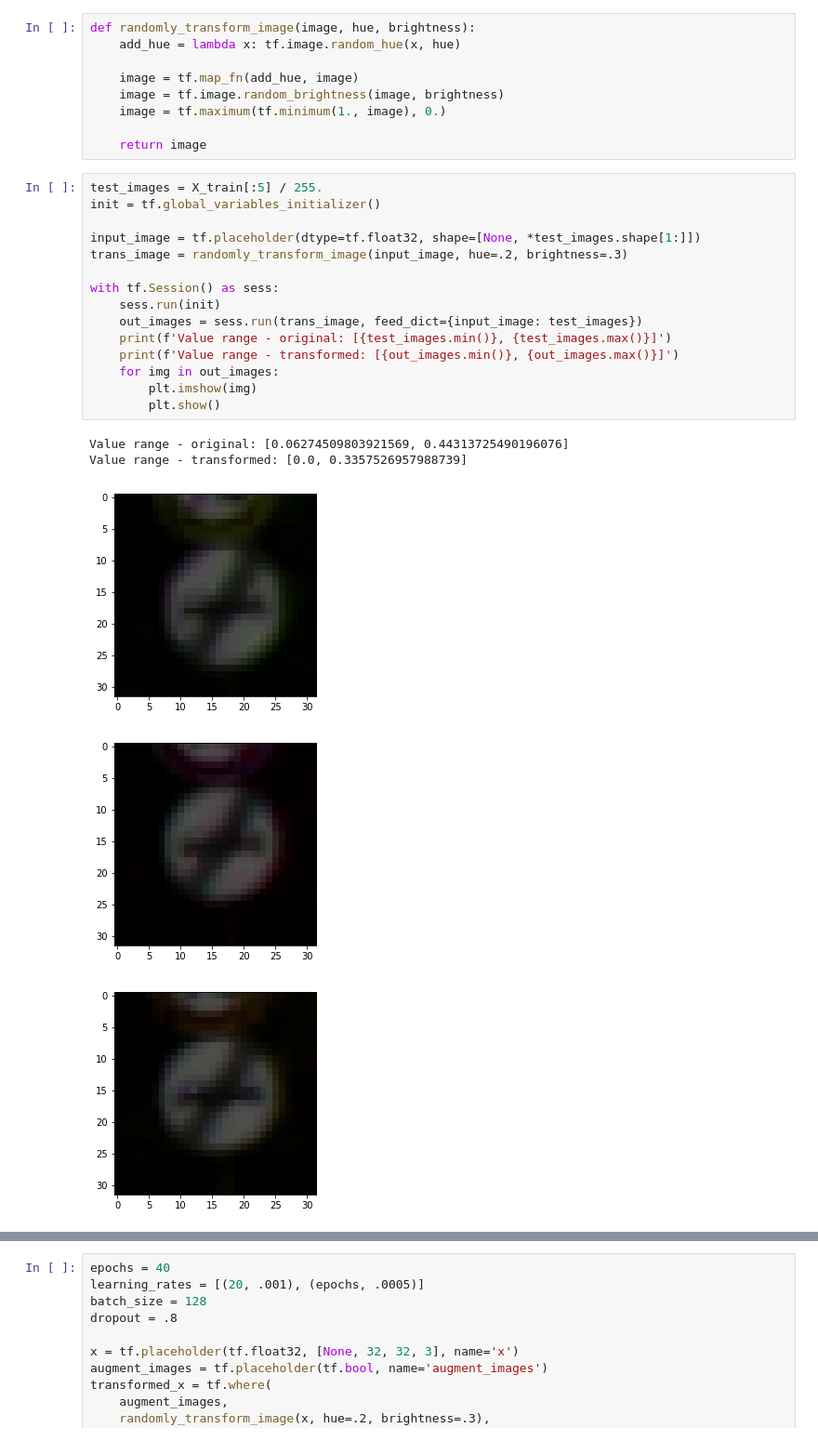
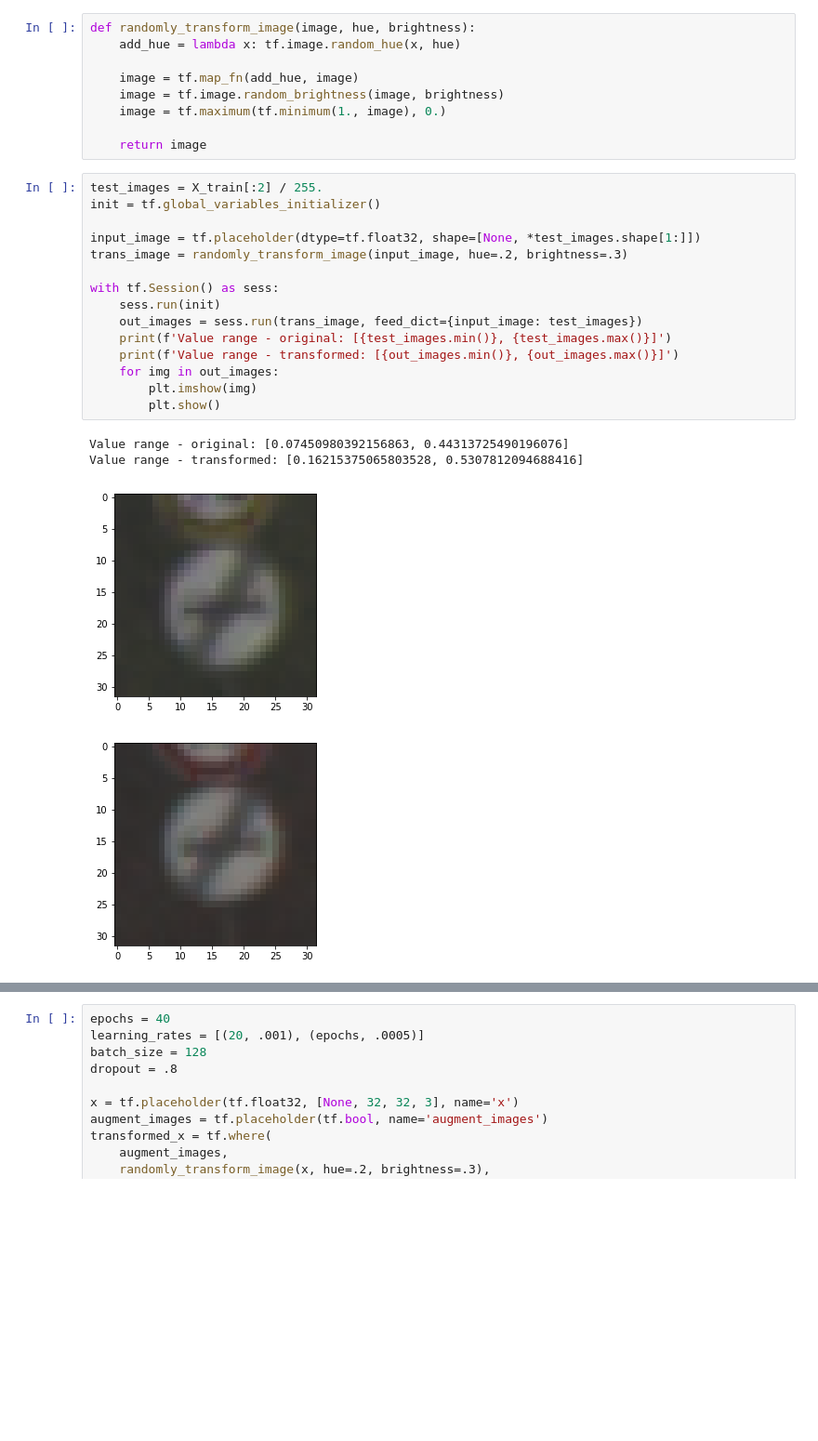
Before and after one commit to koulakis/CarND-Traffic-Sign-Classifier-Project, a Jupyter notebook: Traffic_Sign_Classifier.ipynb, the cells around one changed output, grey strips where cells are left out. Shown at 93% size. Cells and saved outputs as stored; diff of their text form; blank space fills up the shorter version.

```diff
--- a/Traffic_Sign_Classifier.ipynb
+++ b/Traffic_Sign_Classifier.ipynb
@@ -288,23 +281,22 @@ def randomly_transform_image(image, hue, brightness):
 
     return image
 # %%
-test_images = X_train[:5] / 255.
+test_images = X_train[:2] / 255.
 init = tf.global_variables_initializer()
 
 input_image = tf.placeholder(dtype=tf.float32, shape=[None, *test_images.shape[1:]])
 trans_image = randomly_transform_image(input_image, hue=.2, brightness=.3)
 
 with tf.Session() as sess:
     sess.run(init)
     out_images = sess.run(trans_image, feed_dict={input_image: test_images})
     print(f'Value range - original: [{test_images.min()}, {test_images.max()}]')
     print(f'Value range - transformed: [{out_images.min()}, {out_images.max()}]')
     for img in out_images:
         plt.imshow(img)
         plt.show()
 # %% [output]
-Value range - original: [0.06274509803921569, 0.44313725490196076]
-Value range - transformed: [0.0, 0.3357526957988739]
+Value range - original: [0.07450980392156863, 0.44313725490196076]
+Value range - transformed: [0.16215375065803528, 0.5307812094688416]
-[figure, old version]
+[figure, new version]
-[figure, old version]
+[figure, new version]
-[figure, removed]
```
Also changed, not shown: parts of 21 cells of this notebook, 2 other files.
